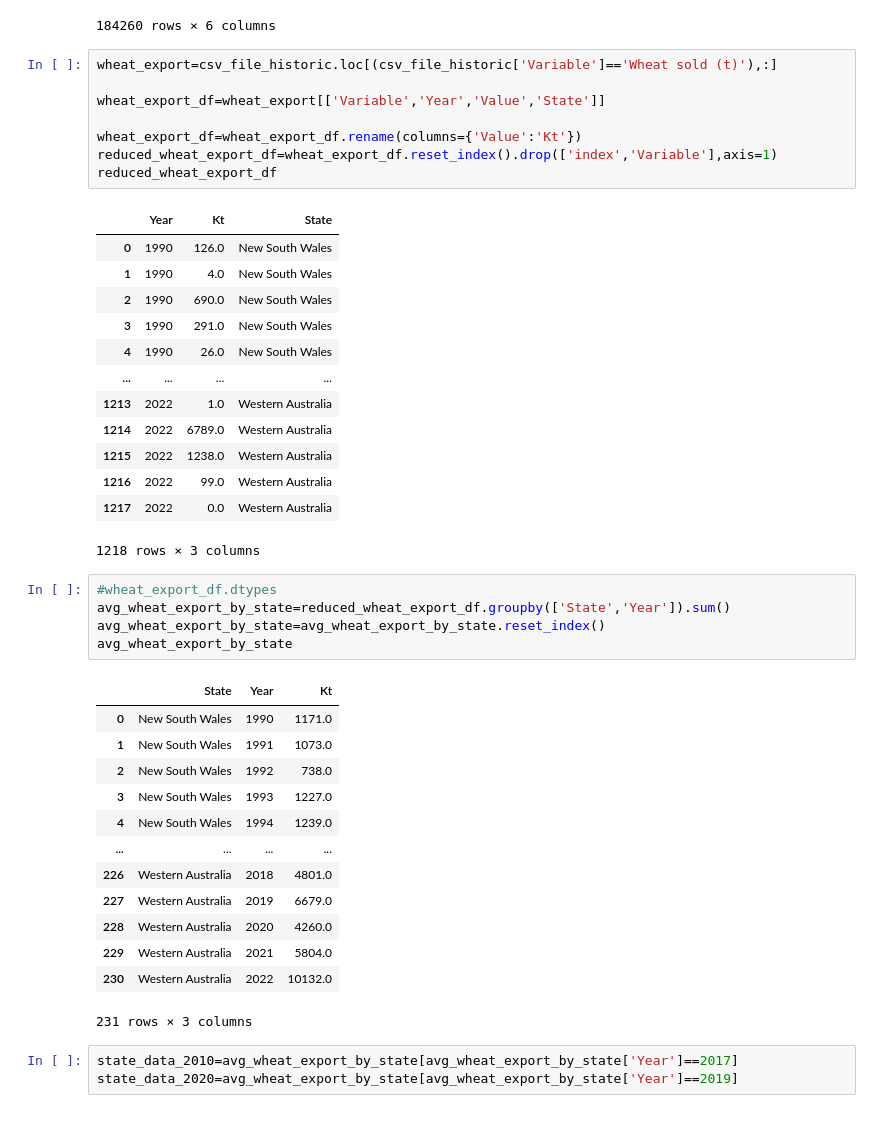
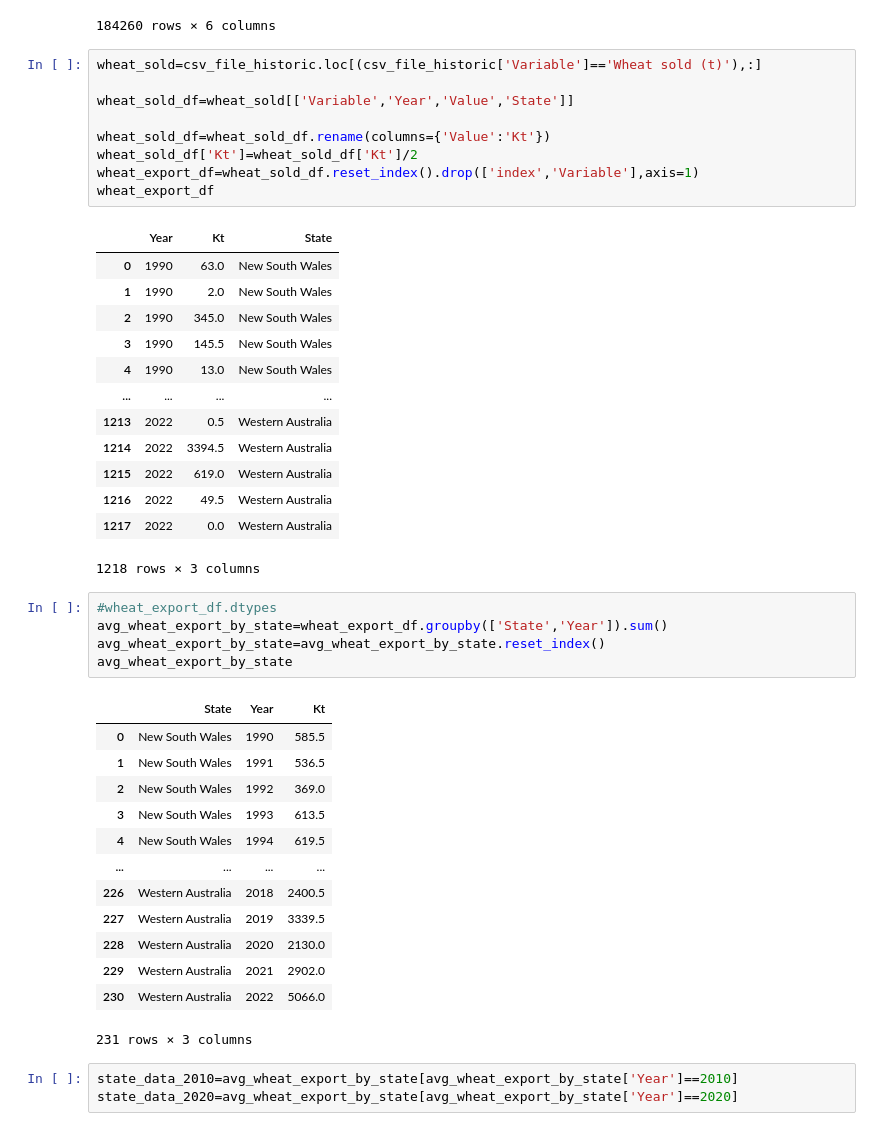
Before and after one commit to B-osborne1/project-one, a Jupyter notebook: project_main_script.ipynb, the cells around one changed output. Saved outputs shown, nothing was run; the diff lists cells and outputs as text.

```diff
--- a/project_main_script.ipynb
+++ b/project_main_script.ipynb
@@ -24,49 +24,50 @@ csv_file_historic
 | 184259 | Wool receipts ($) | 2022 | 82100.0 | 16.0 | Western Australia | Sheep-Beef |
 184260 rows × 6 columns
 # %%
-wheat_export=csv_file_historic.loc[(csv_file_historic['Variable']=='Wheat sold (t)'),:]
+wheat_sold=csv_file_historic.loc[(csv_file_historic['Variable']=='Wheat sold (t)'),:]
 
-wheat_export_df=wheat_export[['Variable','Year','Value','State']]
+wheat_sold_df=wheat_sold[['Variable','Year','Value','State']]
 
-wheat_export_df=wheat_export_df.rename(columns={'Value':'Kt'})
-reduced_wheat_export_df=wheat_export_df.reset_index().drop(['index','Variable'],axis=1)
-reduced_wheat_export_df
+wheat_sold_df=wheat_sold_df.rename(columns={'Value':'Kt'})
+wheat_sold_df['Kt']=wheat_sold_df['Kt']/2
+wheat_export_df=wheat_sold_df.reset_index().drop(['index','Variable'],axis=1)
+wheat_export_df
 # %% [output]
 |  | Year | Kt | State |
-| 0 | 1990 | 126.0 | New South Wales |
-| 1 | 1990 | 4.0 | New South Wales |
-| 2 | 1990 | 690.0 | New South Wales |
-| 3 | 1990 | 291.0 | New South Wales |
-| 4 | 1990 | 26.0 | New South Wales |
+| 0 | 1990 | 63.0 | New South Wales |
+| 1 | 1990 | 2.0 | New South Wales |
+| 2 | 1990 | 345.0 | New South Wales |
+| 3 | 1990 | 145.5 | New South Wales |
+| 4 | 1990 | 13.0 | New South Wales |
 | ... | ... | ... | ... |
-| 1213 | 2022 | 1.0 | Western Australia |
-| 1214 | 2022 | 6789.0 | Western Australia |
-| 1215 | 2022 | 1238.0 | Western Australia |
-| 1216 | 2022 | 99.0 | Western Australia |
+| 1213 | 2022 | 0.5 | Western Australia |
+| 1214 | 2022 | 3394.5 | Western Australia |
+| 1215 | 2022 | 619.0 | Western Australia |
+| 1216 | 2022 | 49.5 | Western Australia |
 | 1217 | 2022 | 0.0 | Western Australia |
 1218 rows × 3 columns
 # %%
 #wheat_export_df.dtypes
-avg_wheat_export_by_state=reduced_wheat_export_df.groupby(['State','Year']).sum()
+avg_wheat_export_by_state=wheat_export_df.groupby(['State','Year']).sum()
 avg_wheat_export_by_state=avg_wheat_export_by_state.reset_index()
 avg_wheat_export_by_state
 # %% [output]
 |  | State | Year | Kt |
-| 0 | New South Wales | 1990 | 1171.0 |
-| 1 | New South Wales | 1991 | 1073.0 |
-| 2 | New South Wales | 1992 | 738.0 |
-| 3 | New South Wales | 1993 | 1227.0 |
-| 4 | New South Wales | 1994 | 1239.0 |
+| 0 | New South Wales | 1990 | 585.5 |
+| 1 | New South Wales | 1991 | 536.5 |
+| 2 | New South Wales | 1992 | 369.0 |
+| 3 | New South Wales | 1993 | 613.5 |
+| 4 | New South Wales | 1994 | 619.5 |
 | ... | ... | ... | ... |
-| 226 | Western Australia | 2018 | 4801.0 |
-| 227 | Western Australia | 2019 | 6679.0 |
-| 228 | Western Australia | 2020 | 4260.0 |
-| 229 | Western Australia | 2021 | 5804.0 |
-| 230 | Western Australia | 2022 | 10132.0 |
+| 226 | Western Australia | 2018 | 2400.5 |
+| 227 | Western Australia | 2019 | 3339.5 |
+| 228 | Western Australia | 2020 | 2130.0 |
+| 229 | Western Australia | 2021 | 2902.0 |
+| 230 | Western Australia | 2022 | 5066.0 |
 231 rows × 3 columns
 # %%
-state_data_2010=avg_wheat_export_by_state[avg_wheat_export_by_state['Year']==2017]
-state_data_2020=avg_wheat_export_by_state[avg_wheat_export_by_state['Year']==2019]
+state_data_2010=avg_wheat_export_by_state[avg_wheat_export_by_state['Year']==2010]
+state_data_2020=avg_wheat_export_by_state[avg_wheat_export_by_state['Year']==2020]
 # %%
 fig, (ax1, ax2) = plt.subplots(2,1,figsize=(10,10))
 ax1.pie(state_data_2010['Kt'],labels=state_data_2010['State'], autopct="%1.1f%%")
```
Also changed, not shown: parts of 4 cells of this notebook.
